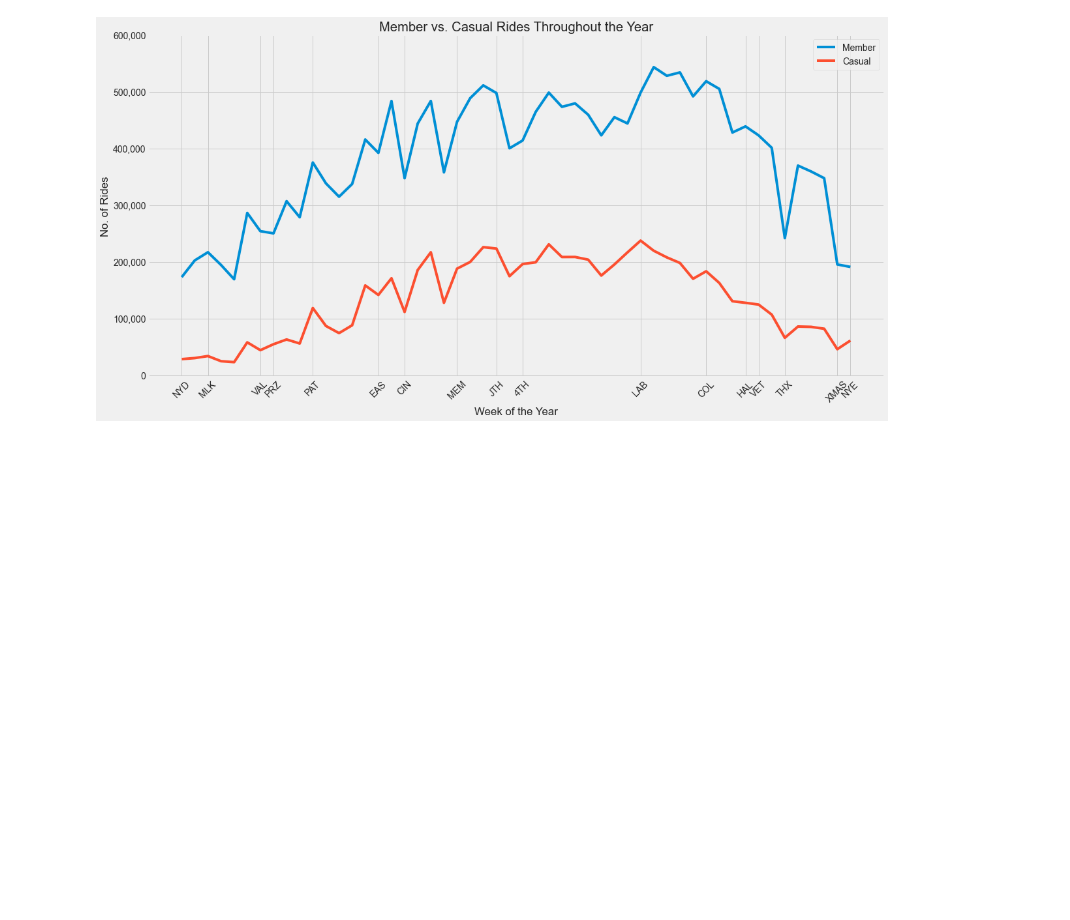
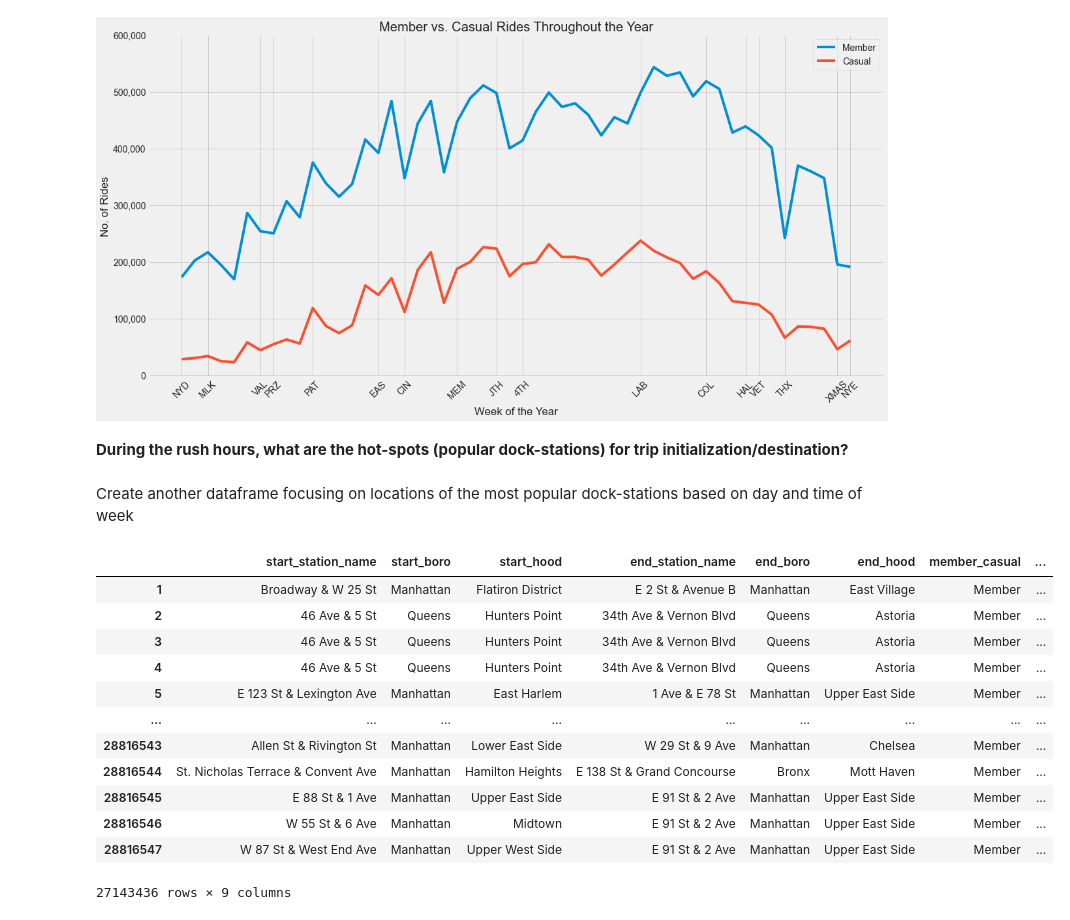
Before and after one commit to jchatterjee/nycdsa_capstone, a Jupyter notebook: DA_Q1_Rider_Behavior.ipynb, the cells around one changed output. Saved outputs shown, nothing was run; the diff lists cells and outputs as text; code cells hidden in the pictures; blank space fills up the shorter version.

```diff
--- a/DA_Q1_Rider_Behavior.ipynb
+++ b/DA_Q1_Rider_Behavior.ipynb
@@ -252,3 +238,7 @@ plt.ylabel('No. of Rides')
 plt.show()
 # %% [output]
 [figure]
+# %% [markdown]
+**During the rush hours, what are the hot-spots (popular dock-stations) for trip initialization/destination?**
+# %% [markdown]
+Create another dataframe focusing on locations of the most popular dock-stations based on day and time of week
@@ -254,0 +250,16 @@ plt.show()
+# %%
+CB_Ride_Place
+# %% [output]
+|  | start_station_name | start_boro | start_hood | end_station_name | end_boro | end_hood | member_casual | ... |
+| 1 | Broadway & W 25 St | Manhattan | Flatiron District | E 2 St & Avenue B | Manhattan | East Village | Member | ... |
+| 2 | 46 Ave & 5 St | Queens | Hunters Point | 34th Ave & Vernon Blvd | Queens | Astoria | Member | ... |
+| 3 | 46 Ave & 5 St | Queens | Hunters Point | 34th Ave & Vernon Blvd | Queens | Astoria | Member | ... |
+| 4 | 46 Ave & 5 St | Queens | Hunters Point | 34th Ave & Vernon Blvd | Queens | Astoria | Member | ... |
+| 5 | E 123 St & Lexington Ave | Manhattan | East Harlem | 1 Ave & E 78 St | Manhattan | Upper East Side | Member | ... |
+| ... | ... | ... | ... | ... | ... | ... | ... | ... |
+| 28816543 | Allen St & Rivington St | Manhattan | Lower East Side | W 29 St & 9 Ave | Manhattan | Chelsea | Member | ... |
+| 28816544 | St. Nicholas Terrace & Convent Ave | Manhattan | Hamilton Heights | E 138 St & Grand Concourse | Bronx | Mott Haven | Member | ... |
+| 28816545 | E 88 St & 1 Ave | Manhattan | Upper East Side | E 91 St & 2 Ave | Manhattan | Upper East Side | Member | ... |
+| 28816546 | W 55 St & 6 Ave | Manhattan | Midtown | E 91 St & 2 Ave | Manhattan | Upper East Side | Member | ... |
+| 28816547 | W 87 St & West End Ave | Manhattan | Upper West Side | E 91 St & 2 Ave | Manhattan | Upper East Side | Member | ... |
+27143436 rows × 9 columns
```
Also changed, not shown: parts of 12 cells of this notebook.
